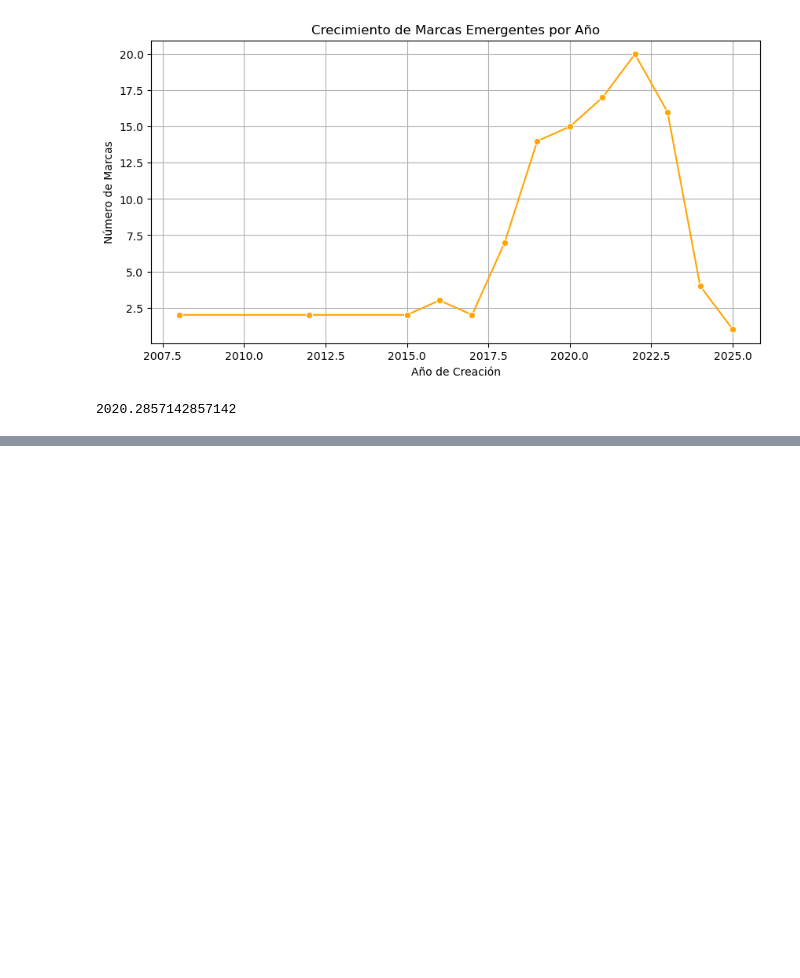
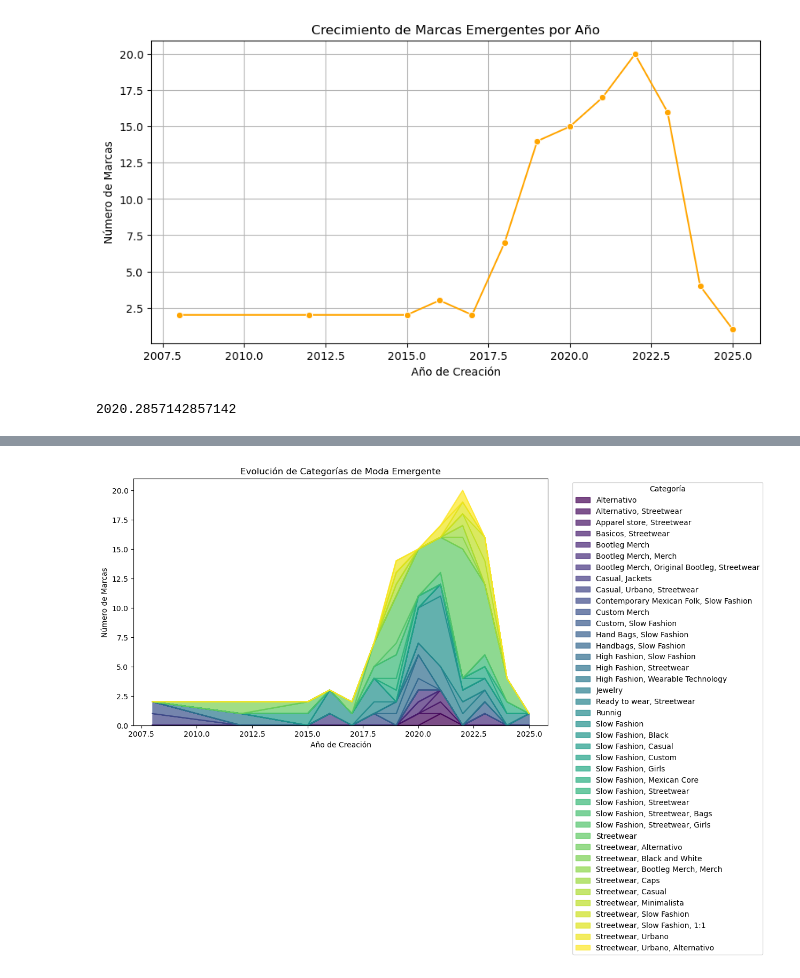
Before and after one commit to ChristianLaraa/Data, a Jupyter notebook: Proyecto2/DataAnalysis/AnalisisAño.ipynb, the cells around one changed output, grey strips where cells are left out. Cells and saved outputs as stored; diff of their text form; code cells hidden in the pictures; blank space fills up the shorter version.

```diff
--- a/Proyecto2/DataAnalysis/AnalisisAño.ipynb
+++ b/Proyecto2/DataAnalysis/AnalisisAño.ipynb
@@ -104,0 +105,12 @@ plt.show()
+# %%
+pivot_categoria = df.pivot_table(index="ano_creacion", columns="categoria", aggfunc="size", fill_value=0)
+
+# Gráfico de evolución de categorías
+pivot_categoria.plot(kind="area", stacked=True, figsize=(10,6), colormap="viridis", alpha=0.7)
+plt.title("Evolución de Categorías de Moda Emergente")
+plt.xlabel("Año de Creación")
+plt.ylabel("Número de Marcas")
+plt.legend(title="Categoría", bbox_to_anchor=(1.05, 1), loc='upper left')
+plt.show()
+# %% [output]
+[figure, added]
```
Also changed, not shown: parts of 9 cells of this notebook, 8 other files.
